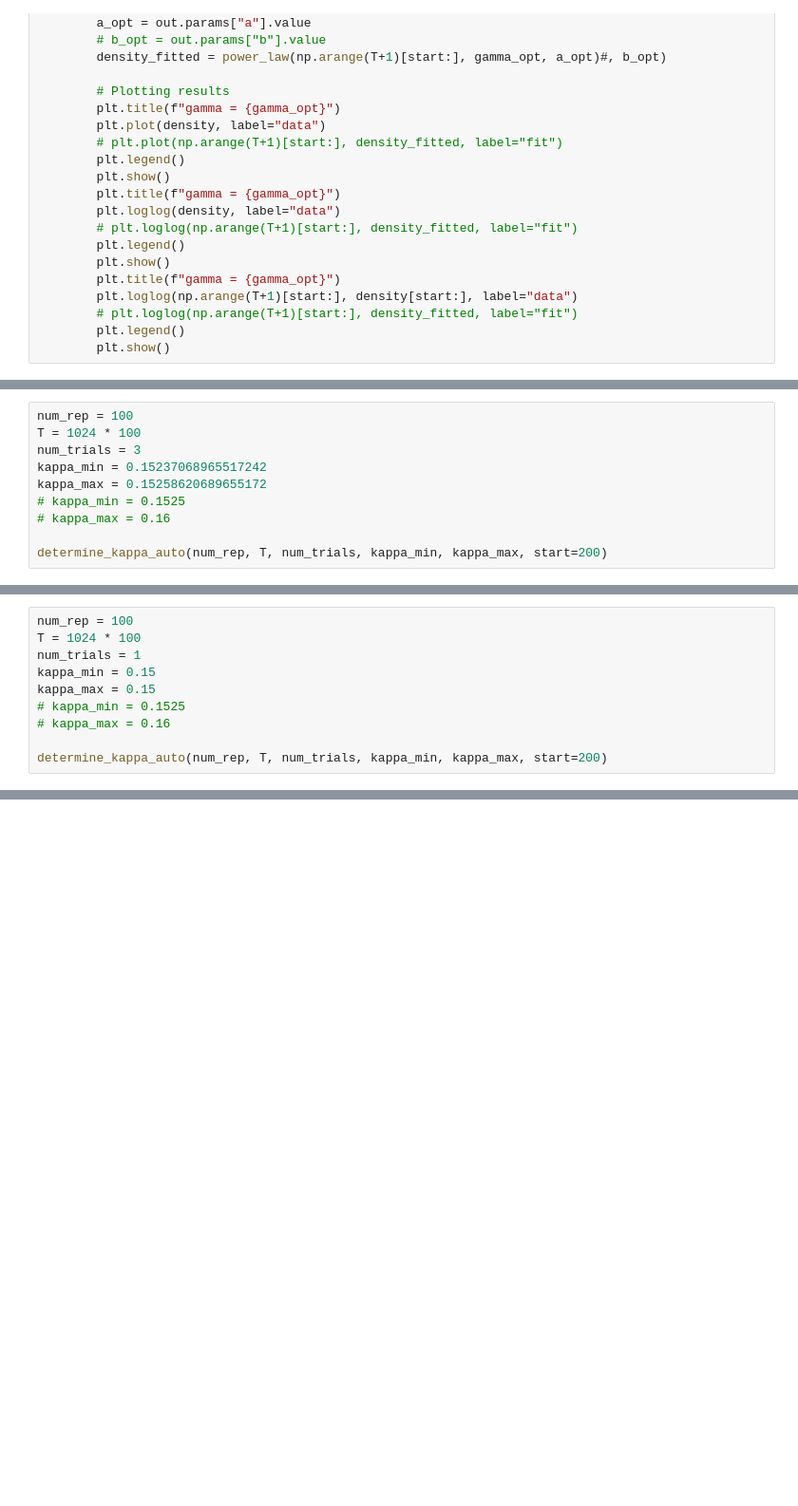
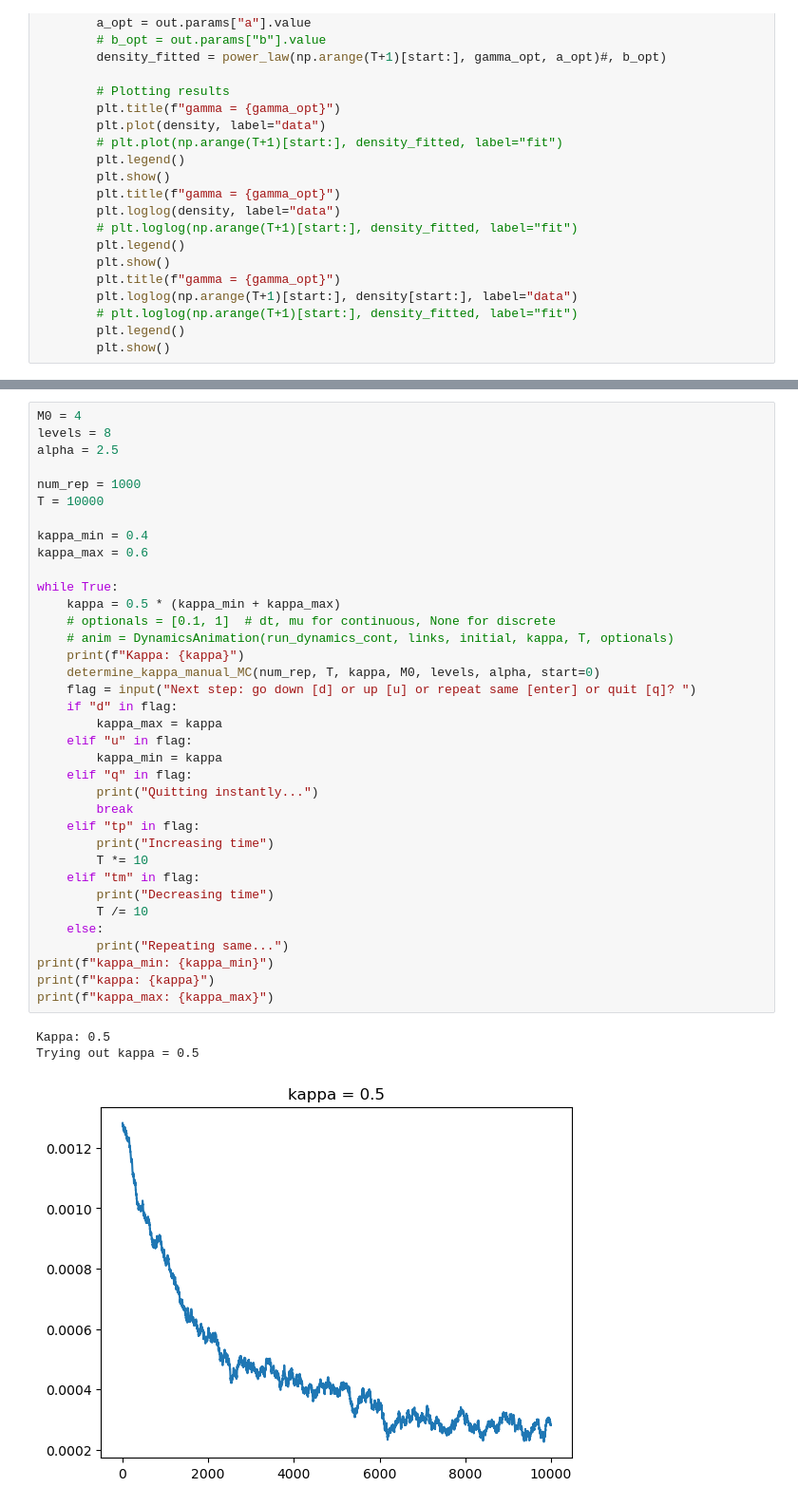
Before and after one commit to leon-marx/pmls, a Jupyter notebook: get_kappa_crit.ipynb, the cells around one changed output, grey strips where cells are left out. Shown at 95% size. Saved outputs shown, nothing was run; the diff lists cells and outputs as text; blank space fills up the shorter version.

```diff
--- a/get_kappa_crit.ipynb
+++ b/get_kappa_crit.ipynb
@@ -189,10 +122,0 @@ Trying out kappa = 0.15064655172413793
-# %%
-num_rep = 100
-T = 1024 * 100
-num_trials = 3
-kappa_min = 0.15237068965517242
-kappa_max = 0.15258620689655172
-# kappa_min = 0.1525
-# kappa_max = 0.16
-
-determine_kappa_auto(num_rep, T, num_trials, kappa_min, kappa_max, start=200)
@@ -212,10 +122,0 @@ Trying out kappa = 0.15258620689655172
-# %%
-num_rep = 100
-T = 1024 * 100
-num_trials = 1
-kappa_min = 0.15
-kappa_max = 0.15
-# kappa_min = 0.1525
-# kappa_max = 0.16
-
-determine_kappa_auto(num_rep, T, num_trials, kappa_min, kappa_max, start=200)
@@ -223,0 +194,40 @@ Trying out kappa = 0.15
+# %%
+M0 = 4
+levels = 8
+alpha = 2.5
+
+num_rep = 1000
+T = 10000
+
+kappa_min = 0.4
+kappa_max = 0.6
+
+while True:
+    kappa = 0.5 * (kappa_min + kappa_max)
+    # optionals = [0.1, 1]  # dt, mu for continuous, None for discrete
+    # anim = DynamicsAnimation(run_dynamics_cont, links, initial, kappa, T, optionals)
+    print(f"Kappa: {kappa}")
+    determine_kappa_manual_MC(num_rep, T, kappa, M0, levels, alpha, start=0)
+    flag = input("Next step: go down [d] or up [u] or repeat same [enter] or quit [q]? ")
+    if "d" in flag:
+        kappa_max = kappa
+    elif "u" in flag:
+        kappa_min = kappa
+    elif "q" in flag:
+        print("Quitting instantly...")
+        break
+    elif "tp" in flag:
+        print("Increasing time")
+        T *= 10
+    elif "tm" in flag:
+        print("Decreasing time")
+        T /= 10
+    else:
+        print("Repeating same...")
+print(f"kappa_min: {kappa_min}")
+print(f"kappa: {kappa}")
+print(f"kappa_max: {kappa_max}")
+# %% [output]
+Kappa: 0.5
+Trying out kappa = 0.5
+[figure, added]
```
Also changed, not shown: parts of 7 cells of this notebook, 11 other files.
